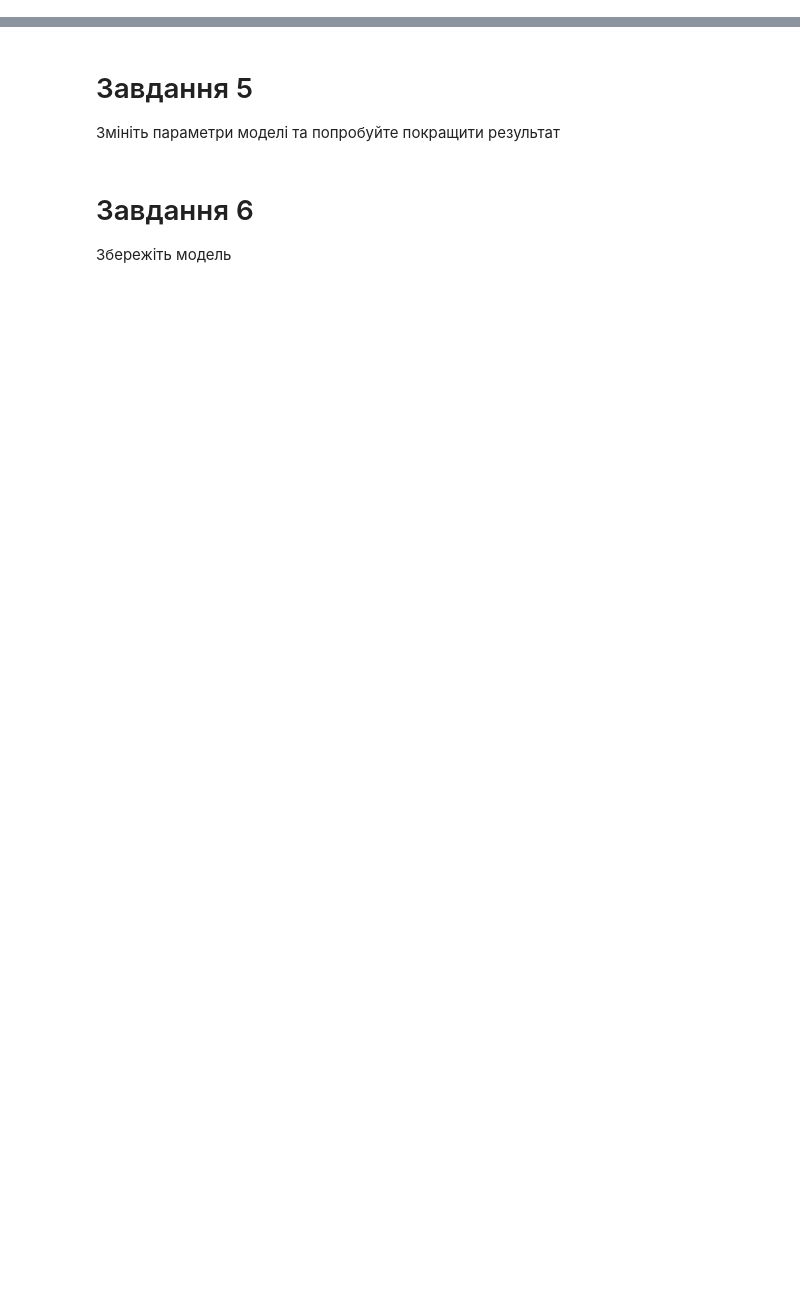
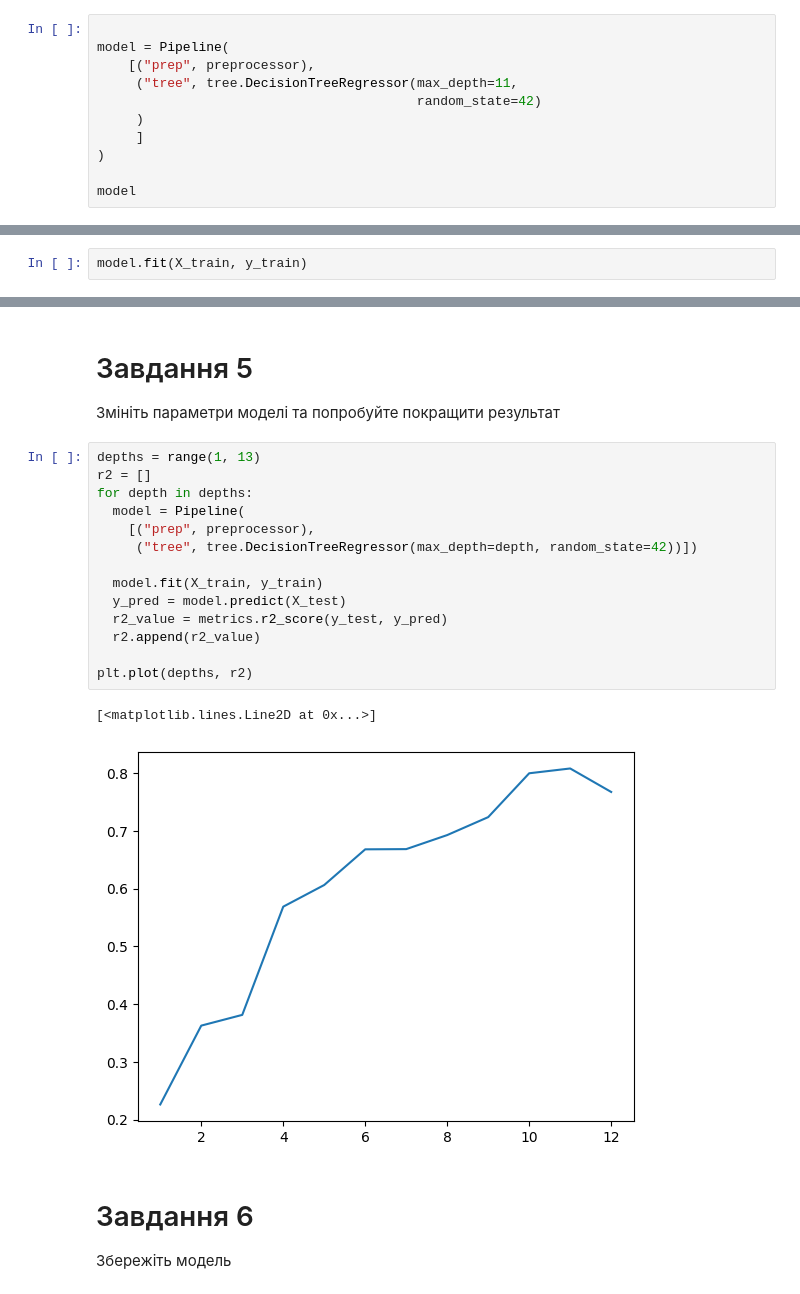
Before and after one commit to shaya-686/AI, a Jupyter notebook: Практика_дерева_рішень.ipynb, the cells around one changed output, grey strips where cells are left out. Cells and saved outputs as stored; diff of their text form; blank space fills up the shorter version.

```diff
--- a/Практика_дерева_рішень.ipynb
+++ b/Практика_дерева_рішень.ipynb
@@ -53,3 +121,14 @@ df.head()
 # %% [markdown]
 # Завдання 3
 Створіть остаточну модель та натренуйте її
+# %%
+
+model = Pipeline(
+    [("prep", preprocessor),
+     ("tree", tree.DecisionTreeRegressor(max_depth=11,
+                                         random_state=42)
+     )
+     ]
+)
+
+model
@@ -55,0 +148,2 @@ df.head()
+# %%
+model.fit(X_train, y_train)
@@ -59,6 +198,23 @@ df.head()
 # %% [markdown]
 # Завдання 5
 Змініть параметри моделі та попробуйте покращити результат
+# %%
+depths = range(1, 13)
+r2 = []
+for depth in depths:
+  model = Pipeline(
+    [("prep", preprocessor),
+     ("tree", tree.DecisionTreeRegressor(max_depth=depth, random_state=42))])
+
+  model.fit(X_train, y_train)
+  y_pred = model.predict(X_test)
+  r2_value = metrics.r2_score(y_test, y_pred)
+  r2.append(r2_value)
+
+plt.plot(depths, r2)
+# %% [output]
+[<matplotlib.lines.Line2D at 0x...>]
+[figure, added]
 # %% [markdown]
 # Завдання 6
 Збережіть модель
```
Also changed, not shown: parts of 11 cells of this notebook.
